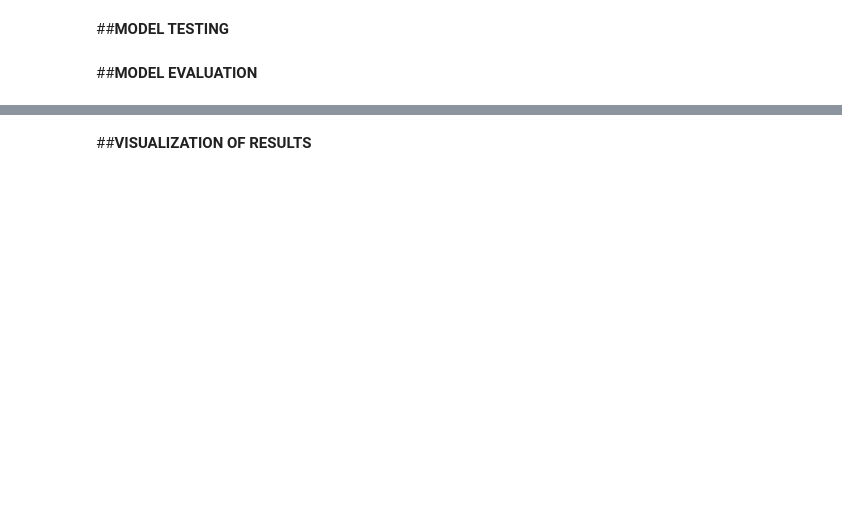
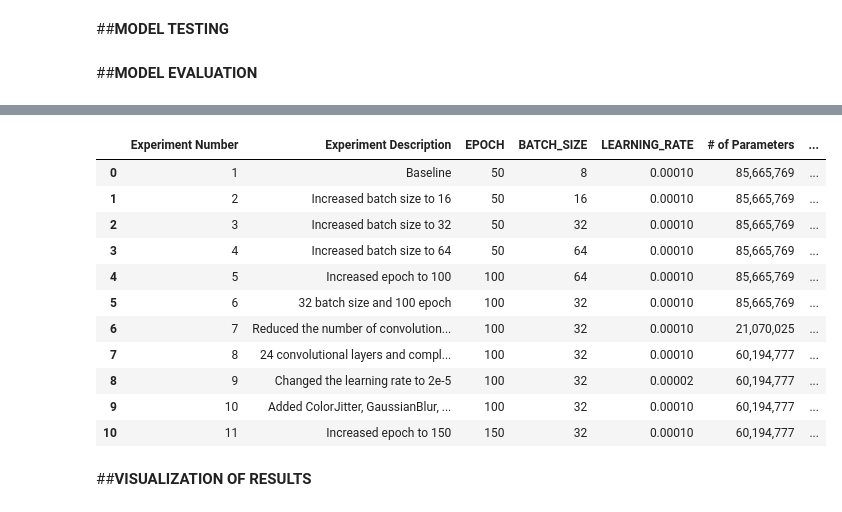
Before and after one commit to CS171-Semester-Project/traffic-sign-detection, a Jupyter notebook: traffic_sign_detection.ipynb, the cells around one changed output, grey strips where cells are left out. Saved outputs shown, nothing was run; the diff lists cells and outputs as text; code cells hidden in the pictures; blank space fills up the shorter version.

```diff
--- a/traffic_sign_detection.ipynb
+++ b/traffic_sign_detection.ipynb
@@ -1074,3 +769,101 @@ display(experiments_df)
+# %%
+experiments_data = {
+    "Experiment Number": [1, 2, 3, 4, 5, 6, 7, 8, 9, 10, 11],
+    "Experiment Description": [
+        "Baseline",
+        "Increased batch size to 16",
+        "Increased batch size to 32",
+        "Increased batch size to 64",
+        "Increased epoch to 100",
+        "32 batch size and 100 epoch",
+        "Reduced the number of convolutional layers",
+        "24 convolutional layers and completely removed the linear layers",
+        "Changed the learning rate to 2e-5",
+        "Added ColorJitter, GaussianBlur, and random scaling augmentations",
+        "Increased epoch to 150"
+    ],
+    "EPOCH": [
+        50,
+        50,
+        50,
+        50,
+        100,
+        100,
+        100,
+        100,
+        100,
+        100,
+        150
+    ],
+    "BATCH_SIZE": [
+        8,
+        16,
+        32,
+        64,
+        64,
+        32,
+        32,
+        32,
+        32,
+        32,
+        32
+    ],
+    "LEARNING_RATE": [
+        0.0001,
+        0.0001,
+        0.0001,
+        0.0001,
+        0.0001,
+        0.0001,
+        0.0001,
+        0.0001,
+        0.00002,
+        0.0001,
+        0.0001
+    ],
+    "# of Parameters": [
+        "85,665,769",
+        "85,665,769",
+        "85,665,769",
+        "85,665,769",
+        "85,665,769",
+        "85,665,769",
+        "21,070,025",
+        "60,194,777",
+        "60,194,777",
+        "60,194,777",
+        "60,194,777"
+    ],
+    "Evaluation Score (mAP)": [
+        0.2869,
+        0.2872,
+        0.2812,
+        0.2675,
+        0.2762,
+        0.2946,
+        0.2946,
+        0.4129,
+        0.2910,
+        0.4749,
+        0.5353
+    ]
+}
+
+experiments_df = pd.DataFrame(experiments_data)
+display(experiments_df)
+# %% [output]
+|  | Experiment Number | Experiment Description | EPOCH | BATCH_SIZE | LEARNING_RATE | # of Parameters | ... |
+| 0 | 1 | Baseline | 50 | 8 | 0.00010 | 85,665,769 | ... |
+| 1 | 2 | Increased batch size to 16 | 50 | 16 | 0.00010 | 85,665,769 | ... |
+| 2 | 3 | Increased batch size to 32 | 50 | 32 | 0.00010 | 85,665,769 | ... |
+| 3 | 4 | Increased batch size to 64 | 50 | 64 | 0.00010 | 85,665,769 | ... |
+| 4 | 5 | Increased epoch to 100 | 100 | 64 | 0.00010 | 85,665,769 | ... |
+| 5 | 6 | 32 batch size and 100 epoch | 100 | 32 | 0.00010 | 85,665,769 | ... |
+| 6 | 7 | Reduced the number of convolution... | 100 | 32 | 0.00010 | 21,070,025 | ... |
+| 7 | 8 | 24 convolutional layers and compl... | 100 | 32 | 0.00010 | 60,194,777 | ... |
+| 8 | 9 | Changed the learning rate to 2e-5 | 100 | 32 | 0.00002 | 60,194,777 | ... |
+| 9 | 10 | Added ColorJitter, GaussianBlur, ... | 100 | 32 | 0.00010 | 60,194,777 | ... |
+| 10 | 11 | Increased epoch to 150 | 150 | 32 | 0.00010 | 60,194,777 | ... |
 # %% [markdown]
 ##**VISUALIZATION OF RESULTS**
 # %%
```
Also changed, not shown: parts of 49 cells of this notebook.
